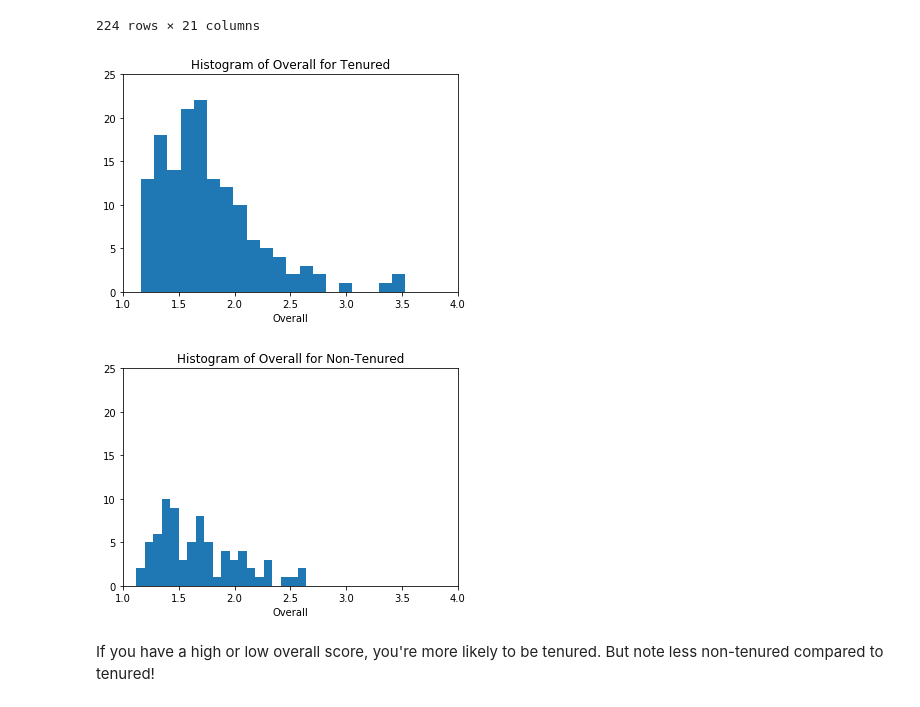
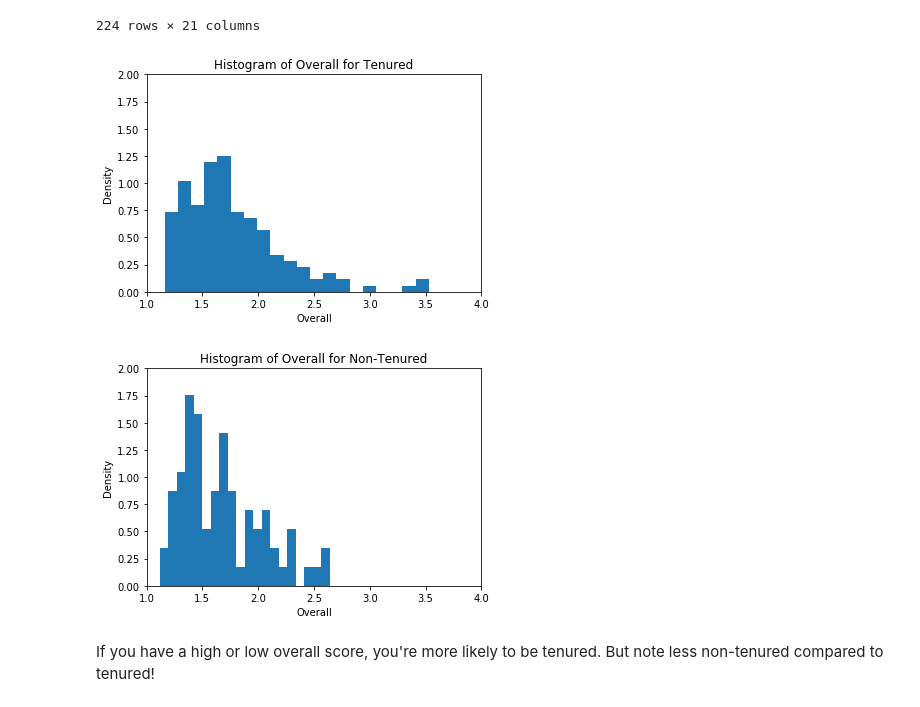
Before and after one commit to Akababa/course_eval, a Jupyter notebook: Cluster.ipynb, the cells around one changed output. Cells and saved outputs as stored; diff of their text form; code cells hidden in the pictures.

Commit message:
Change to density hists

```diff
--- a/Cluster.ipynb
+++ b/Cluster.ipynb
@@ -354,22 +354,24 @@ See the caveats in the documentation: http://pandas.pydata.org/pandas-docs/stabl
 | Zoran Miskovic | 2.091865 | 2.706079 | 1.898208 | 2.355215 | 2.058806 | 1.589352 | 1.804885 | 1.985581 | 1.394636 | ... |
 224 rows × 21 columns
 # %%
-plt.hist(instructors_with_tenure[instructors_with_tenure['tenure']]['overall'], bins=20)
+plt.hist(instructors_with_tenure[instructors_with_tenure['tenure']]['overall'], bins=20, density=True)
 plt.title("Histogram of Overall for Tenured")
 plt.xlabel("Overall")
+plt.ylabel("Density")
 plt.xlim(1, 4)
-plt.ylim(0, 25)
+plt.ylim(0, 2)
 plt.show()
 # %% [output]
-[figure, old version]
+[figure, new version]
 # %%
-plt.hist(instructors_with_tenure[instructors_with_tenure['tenure'] == False]['overall'], bins=20)
+plt.hist(instructors_with_tenure[instructors_with_tenure['tenure'] == False]['overall'], bins=20, density=True)
 plt.title("Histogram of Overall for Non-Tenured")
 plt.xlabel("Overall")
+plt.ylabel("Density")
 plt.xlim(1, 4)
-plt.ylim(0, 25)
+plt.ylim(0, 2)
 plt.show()
 # %% [output]
-[figure, old version]
+[figure, new version]
 # %% [markdown]
 If you have a high or low overall score, you're more likely to be tenured. But note less non-tenured compared to tenured!
```
